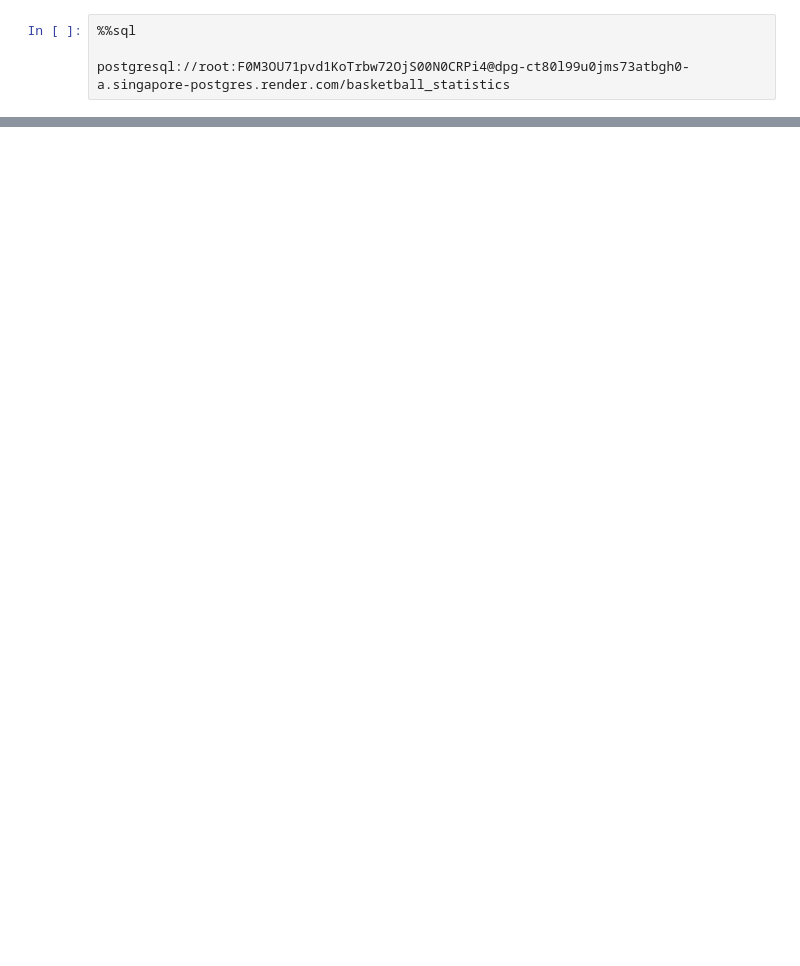
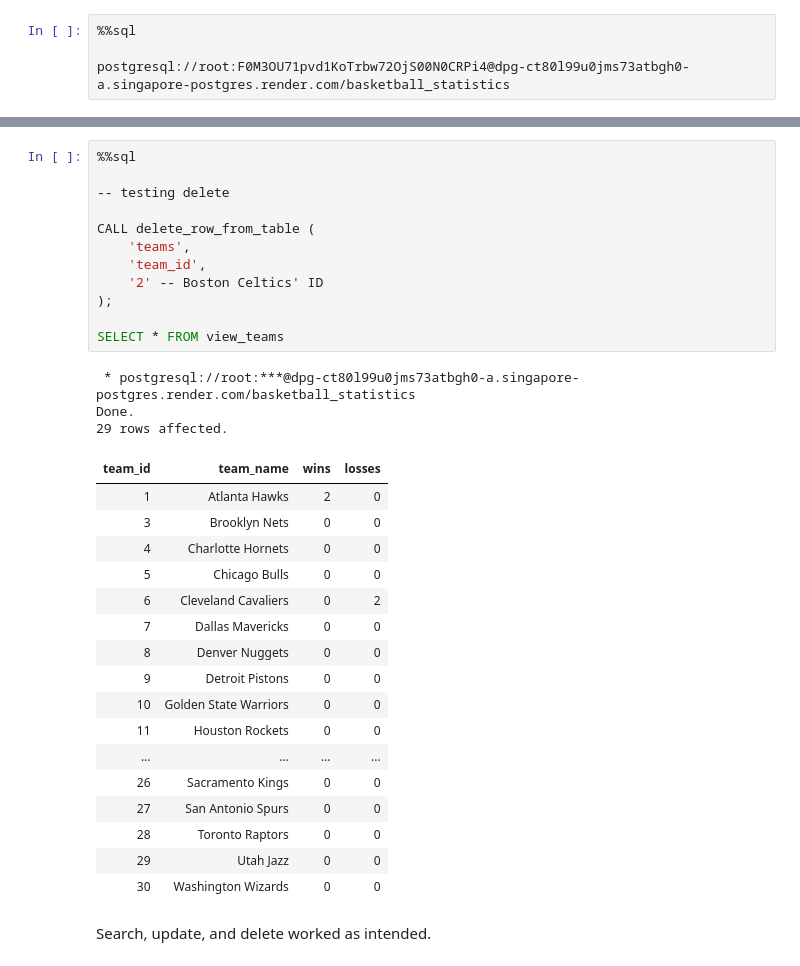
Before and after one commit to NatthaphatP/database-design-project, a Jupyter notebook: basketball.ipynb, the cells around one changed output, grey strips where cells are left out. Saved outputs shown, nothing was run; the diff lists cells and outputs as text; blank space fills up the shorter version.

```diff
--- a/basketball.ipynb
+++ b/basketball.ipynb
@@ -1084,0 +1086,35 @@ $$;
+# %%
+%%sql
+
+-- testing delete
+
+CALL delete_row_from_table (
+    'teams',
+    'team_id',
+    '2' -- Boston Celtics' ID
+);
+
+SELECT * FROM view_teams
+# %% [output]
+ * postgresql://root:***@dpg-ct80l99u0jms73atbgh0-a.singapore-postgres.render.com/basketball_statistics
+Done.
+29 rows affected.
+| team_id | team_name | wins | losses |
+| 1 | Atlanta Hawks | 2 | 0 |
+| 3 | Brooklyn Nets | 0 | 0 |
+| 4 | Charlotte Hornets | 0 | 0 |
+| 5 | Chicago Bulls | 0 | 0 |
+| 6 | Cleveland Cavaliers | 0 | 2 |
+| 7 | Dallas Mavericks | 0 | 0 |
+| 8 | Denver Nuggets | 0 | 0 |
+| 9 | Detroit Pistons | 0 | 0 |
+| 10 | Golden State Warriors | 0 | 0 |
+| 11 | Houston Rockets | 0 | 0 |
+| ... | ... | ... | ... |
+| 26 | Sacramento Kings | 0 | 0 |
+| 27 | San Antonio Spurs | 0 | 0 |
+| 28 | Toronto Raptors | 0 | 0 |
+| 29 | Utah Jazz | 0 | 0 |
+| 30 | Washington Wizards | 0 | 0 |
+# %% [markdown]
+Search, update, and delete worked as intended.
```
Also changed, not shown: parts of 43 cells of this notebook, 2 other files.
